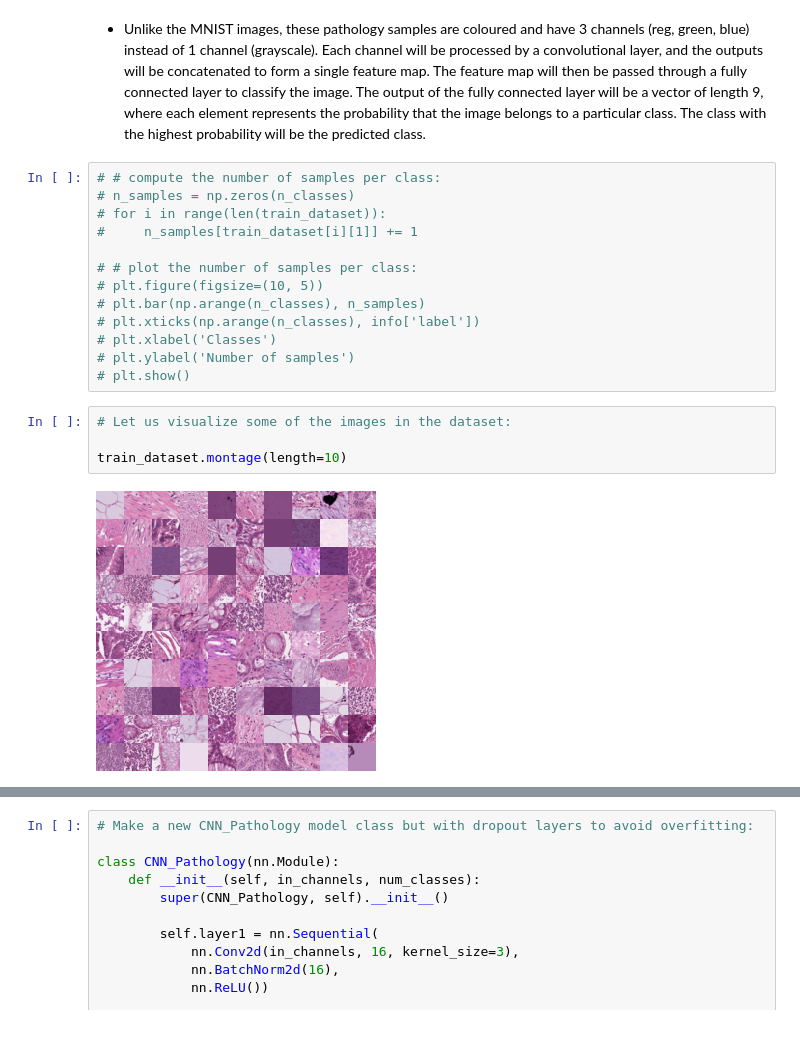
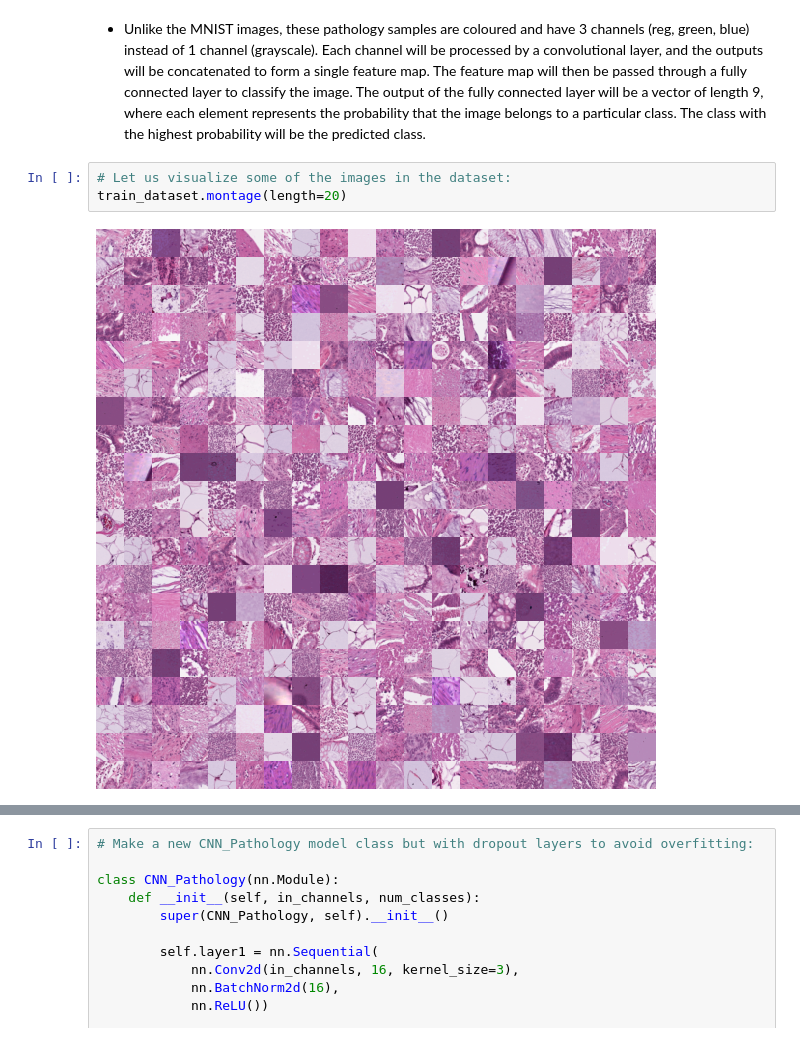
Before and after one commit to AdamTest24/Case_Studies_L2D, a Jupyter notebook: deep_learning_mab/MAB_New_Edits/Intro_dl_CNNs.ipynb, the cells around one changed output, grey strips where cells are left out. Drawn from its saved outputs; the diff is of its cells as text.

```diff
--- a/deep_learning_mab/MAB_New_Edits/Intro_dl_CNNs.ipynb
+++ b/deep_learning_mab/MAB_New_Edits/Intro_dl_CNNs.ipynb
@@ -440,21 +440,7 @@ Downloading https://zenodo.org/records/6496656/files/pathmnist.npz to /home/vsco
 # %% [markdown]
  - Unlike the MNIST images, these pathology samples are coloured and have 3 channels (reg, green, blue) instead of 1 channel (grayscale). Each channel will be processed by a convolutional layer, and the outputs will be concatenated to form a single feature map. The feature map will then be passed through a fully connected layer to classify the image. The output of the fully connected layer will be a vector of length 9, where each element represents the probability that the image belongs to a particular class. The class with the highest probability will be the predicted class.
-# %%
-# # compute the number of samples per class:
-# n_samples = np.zeros(n_classes)
-# for i in range(len(train_dataset)):
-#     n_samples[train_dataset[i][1]] += 1
-
-# # plot the number of samples per class:
-# plt.figure(figsize=(10, 5))
-# plt.bar(np.arange(n_classes), n_samples)
-# plt.xticks(np.arange(n_classes), info['label'])
-# plt.xlabel('Classes')
-# plt.ylabel('Number of samples')
-# plt.show()
 # %%
 # Let us visualize some of the images in the dataset:
-
-train_dataset.montage(length=10)
+train_dataset.montage(length=20)
 # %% [output]
-[figure, old version]
+[figure, new version]
```
Also changed, not shown: parts of 9 cells of this notebook.
